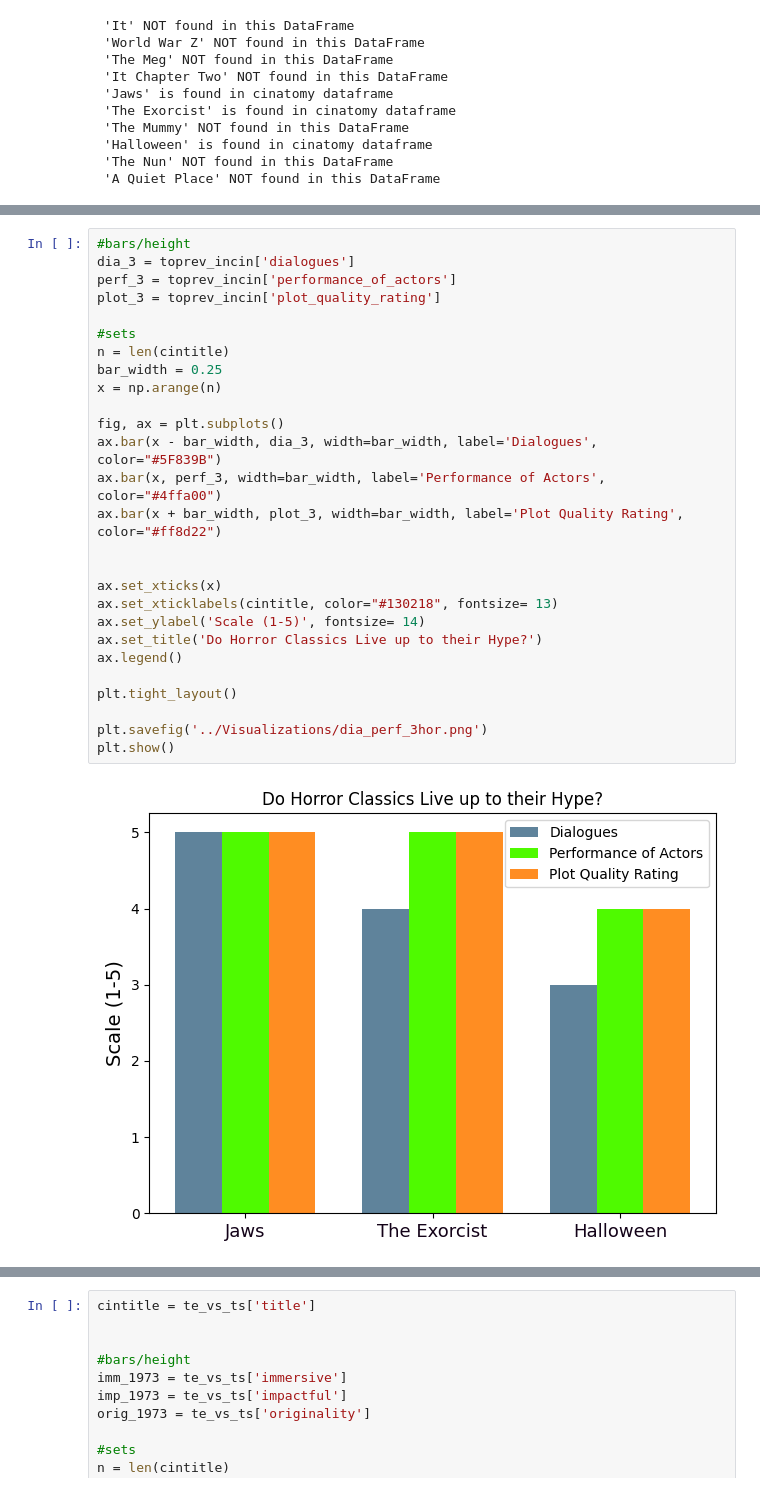
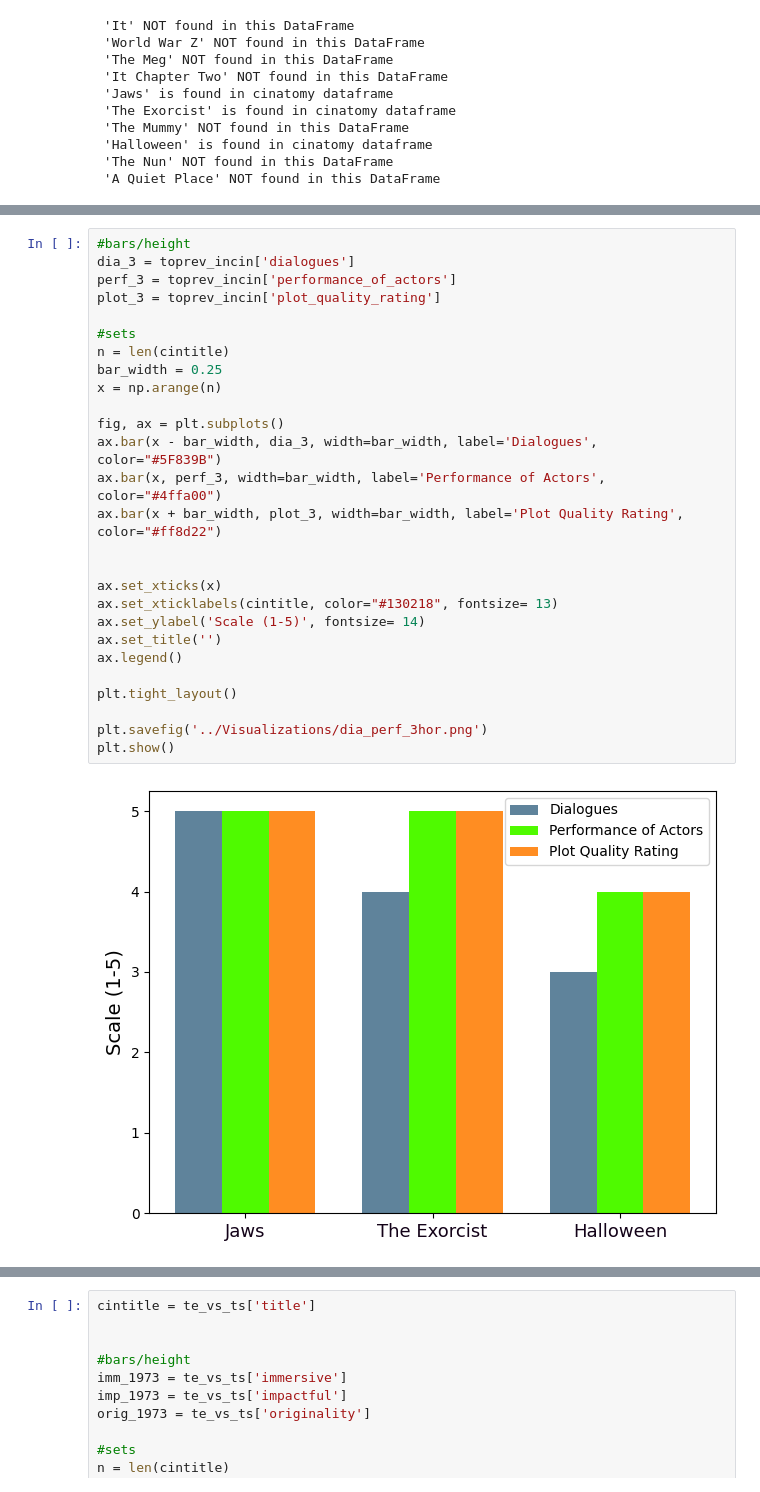
Before and after one commit to JessicaLindsey5514/The_Perfect_Horror_Movie, a Jupyter notebook: Notebooks/perfect_horror_movie.ipynb, the cells around one changed output, grey strips where cells are left out. Cells and saved outputs as stored; diff of their text form.

```diff
--- a/Notebooks/perfect_horror_movie.ipynb
+++ b/Notebooks/perfect_horror_movie.ipynb
@@ -1770,29 +1890,29 @@ plot quality rating scaled by --- Overall quality of the plot and story construc
 # %%
 #bars/height
 dia_3 = toprev_incin['dialogues']
 perf_3 = toprev_incin['performance_of_actors']
 plot_3 = toprev_incin['plot_quality_rating']
 
 #sets
 n = len(cintitle)
 bar_width = 0.25
 x = np.arange(n)
 
 fig, ax = plt.subplots()
 ax.bar(x - bar_width, dia_3, width=bar_width, label='Dialogues', color="#5F839B")
 ax.bar(x, perf_3, width=bar_width, label='Performance of Actors', color="#4ffa00")
 ax.bar(x + bar_width, plot_3, width=bar_width, label='Plot Quality Rating', color="#ff8d22")
 
 
 ax.set_xticks(x)
 ax.set_xticklabels(cintitle, color="#130218", fontsize= 13)
 ax.set_ylabel('Scale (1-5)', fontsize= 14)
-ax.set_title('Do Horror Classics Live up to their Hype?')
+ax.set_title('')
 ax.legend()
 
 plt.tight_layout()
 
 plt.savefig('../Visualizations/dia_perf_3hor.png')
 plt.show()
 # %% [output]
-[figure, old version]
+[figure, new version]
```
Also changed, not shown: parts of 74 cells of this notebook, 11 other files.
